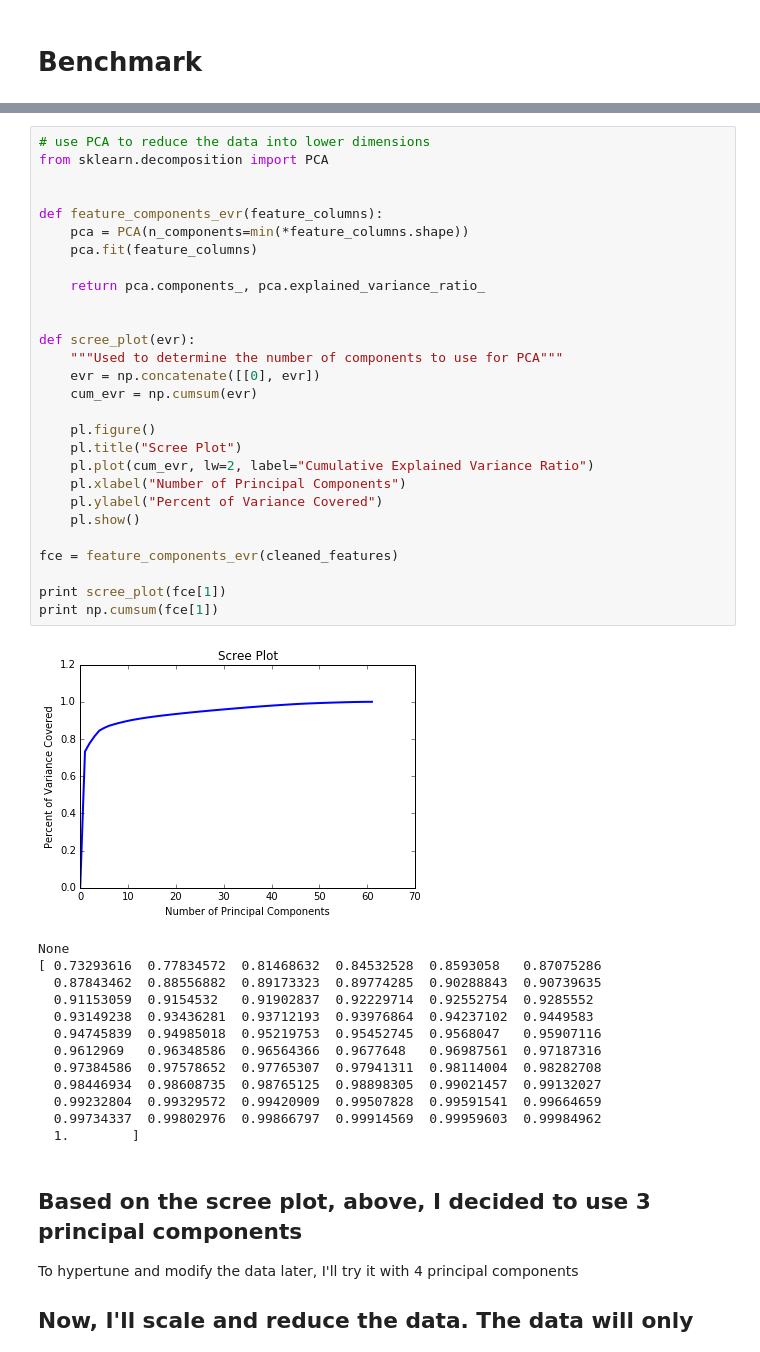
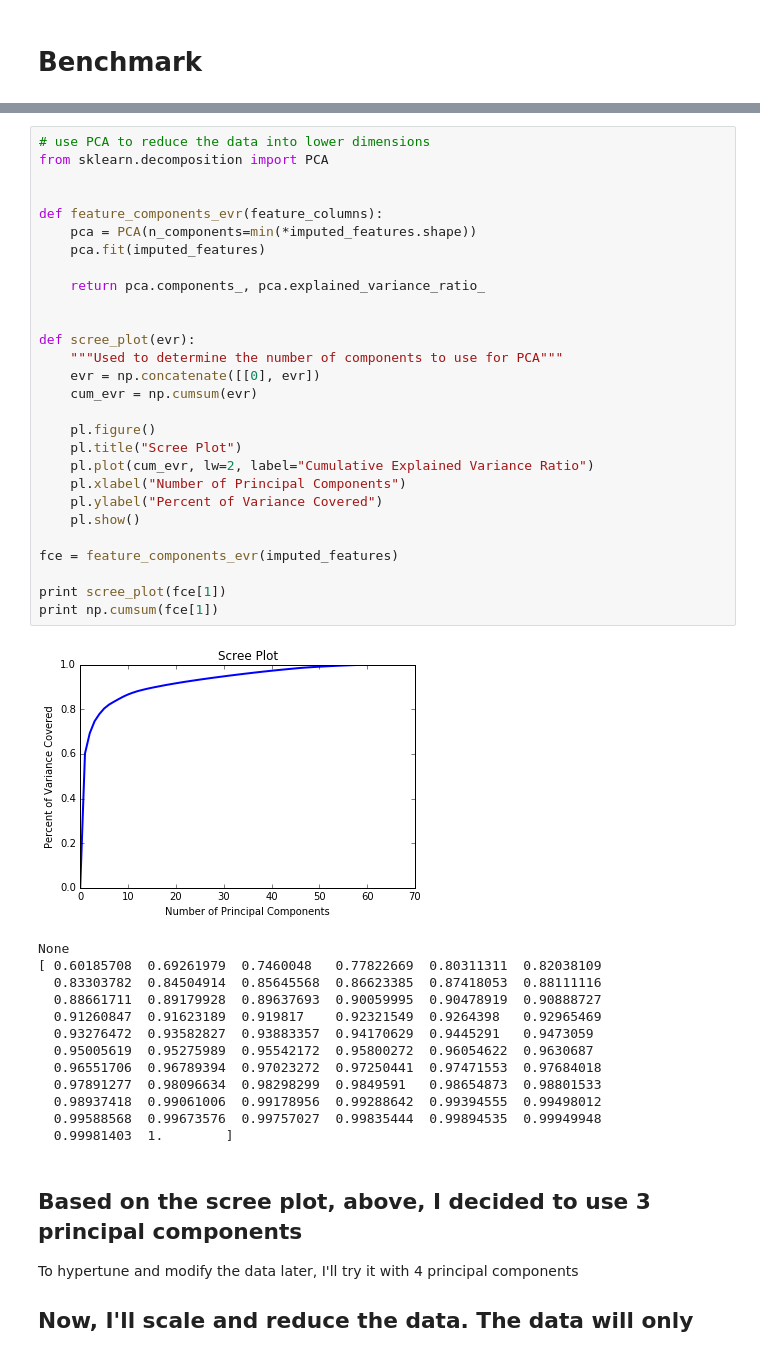
Before and after one commit to jonmhong/Stack_Overflow_Data, a Jupyter notebook: stack_overflow.ipynb, the cells around one changed output, grey strips where cells are left out. Drawn from its saved outputs; the diff is of its cells as text.

```diff
--- a/stack_overflow.ipynb
+++ b/stack_overflow.ipynb
@@ -699,45 +822,45 @@ open_to_new_job
 # %%
 # use PCA to reduce the data into lower dimensions
 from sklearn.decomposition import PCA
 
 
 def feature_components_evr(feature_columns):
-    pca = PCA(n_components=min(*feature_columns.shape))
-    pca.fit(feature_columns)
+    pca = PCA(n_components=min(*imputed_features.shape))
+    pca.fit(imputed_features)
 
     return pca.components_, pca.explained_variance_ratio_
 
 
 def scree_plot(evr):
     """Used to determine the number of components to use for PCA"""
     evr = np.concatenate([[0], evr])
     cum_evr = np.cumsum(evr)
 
     pl.figure()
     pl.title("Scree Plot")
     pl.plot(cum_evr, lw=2, label="Cumulative Explained Variance Ratio")
     pl.xlabel("Number of Principal Components")
     pl.ylabel("Percent of Variance Covered")
     pl.show()
 
-fce = feature_components_evr(cleaned_features)
+fce = feature_components_evr(imputed_features)
 
 print scree_plot(fce[1])
 print np.cumsum(fce[1])
 # %% [output]
-[figure, old version]
+[figure, new version]
 None
-[ 0.73293616  0.77834572  0.81468632  0.84532528  0.8593058   0.87075286
-  0.87843462  0.88556882  0.89173323  0.89774285  0.90288843  0.90739635
-  0.91153059  0.9154532   0.91902837  0.92229714  0.92552754  0.9285552
-  0.93149238  0.93436281  0.93712193  0.93976864  0.94237102  0.9449583
-  0.94745839  0.94985018  0.95219753  0.95452745  0.9568047   0.95907116
-  0.9612969   0.96348586  0.96564366  0.9677648   0.96987561  0.97187316
-  0.97384586  0.97578652  0.97765307  0.97941311  0.98114004  0.98282708
-  0.98446934  0.98608735  0.98765125  0.98898305  0.99021457  0.99132027
-  0.99232804  0.99329572  0.99420909  0.99507828  0.99591541  0.99664659
-  0.99734337  0.99802976  0.99866797  0.99914569  0.99959603  0.99984962
-  1.        ]
+[ 0.60185708  0.69261979  0.7460048   0.77822669  0.80311311  0.82038109
+  0.83303782  0.84504914  0.85645568  0.86623385  0.87418053  0.88111116
+  0.88661711  0.89179928  0.89637693  0.90059995  0.90478919  0.90888727
+  0.91260847  0.91623189  0.919817    0.92321549  0.9264398   0.92965469
+  0.93276472  0.93582827  0.93883357  0.94170629  0.9445291   0.9473059
+  0.95005619  0.95275989  0.95542172  0.95800272  0.96054622  0.9630687
+  0.96551706  0.96789394  0.97023272  0.97250441  0.97471553  0.97684018
+  0.97891277  0.98096634  0.98298299  0.9849591   0.98654873  0.98801533
+  0.98937418  0.99061006  0.99178956  0.99288642  0.99394555  0.99498012
+  0.99588568  0.99673576  0.99757027  0.99835444  0.99894535  0.99949948
+  0.99981403  1.        ]
 # %% [markdown]
 ## Based on the scree plot, above, I decided to use 3 principal components
 To hypertune and modify the data later, I'll try it with 4 principal components
```
Also changed, not shown: parts of 43 cells of this notebook.
